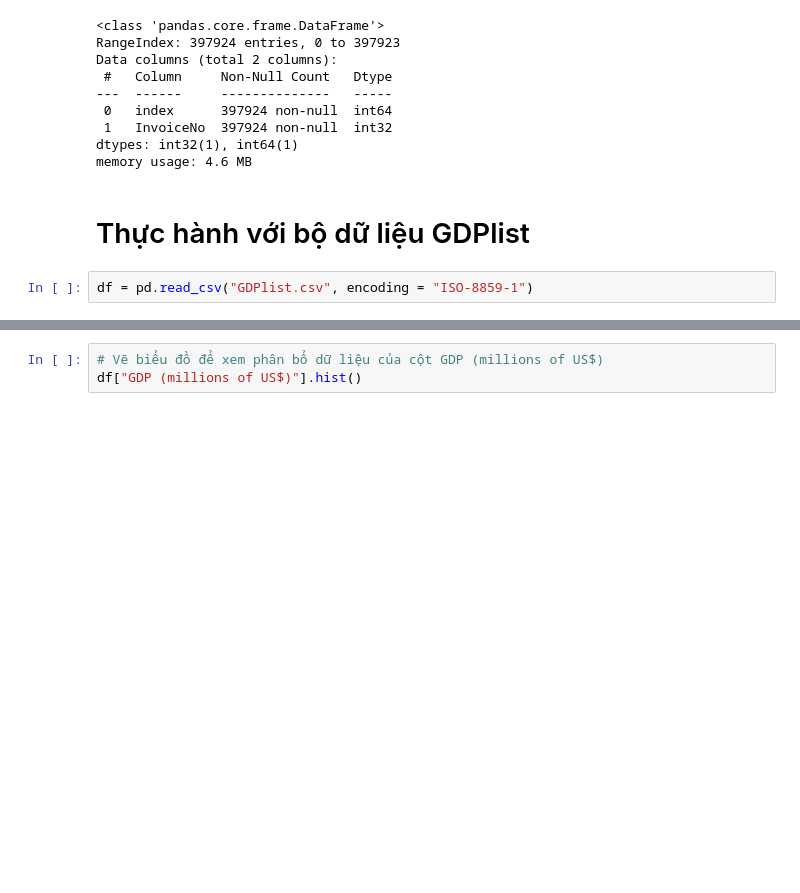
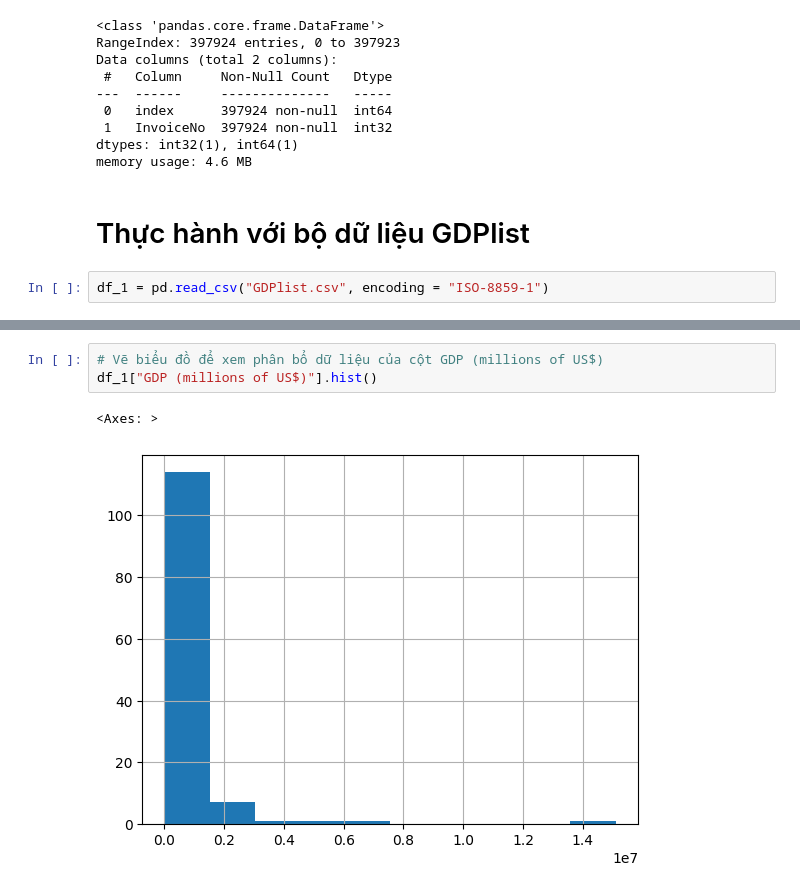
Before and after one commit to ntnqu/DAP2311R1, a Jupyter notebook: Buổi 17 - 26122023/day17_live_viz.ipynb, the cells around one changed output, grey strips where cells are left out. Cells and saved outputs as stored; diff of their text form; blank space fills up the shorter version.

```diff
--- a/Buổi 17 - 26122023/day17_live_viz.ipynb
+++ b/Buổi 17 - 26122023/day17_live_viz.ipynb
@@ -219,4 +278,4 @@ memory usage: 4.6 MB
 # %% [markdown]
 # Thực hành với bộ dữ liệu GDPlist
 # %%
-df = pd.read_csv("GDPlist.csv", encoding = "ISO-8859-1")
+df_1 = pd.read_csv("GDPlist.csv", encoding = "ISO-8859-1")
@@ -231,3 +316,6 @@ df.describe()
 # %%
 # Vẽ biểu đồ để xem phân bổ dữ liệu của cột GDP (millions of US$)
-df["GDP (millions of US$)"].hist()
+df_1["GDP (millions of US$)"].hist()
+# %% [output]
+<Axes: >
+[figure, added]
```
Also changed, not shown: parts of 16 cells of this notebook, 1 other file.
